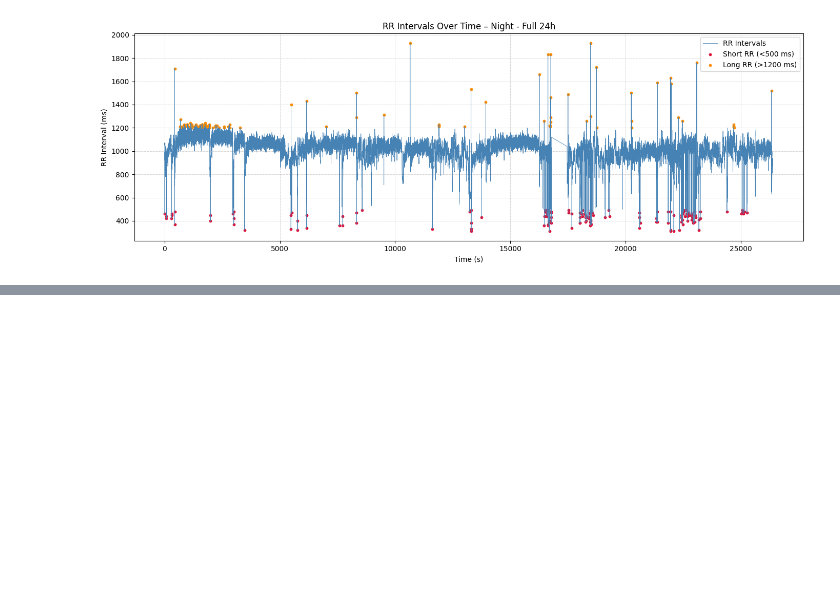
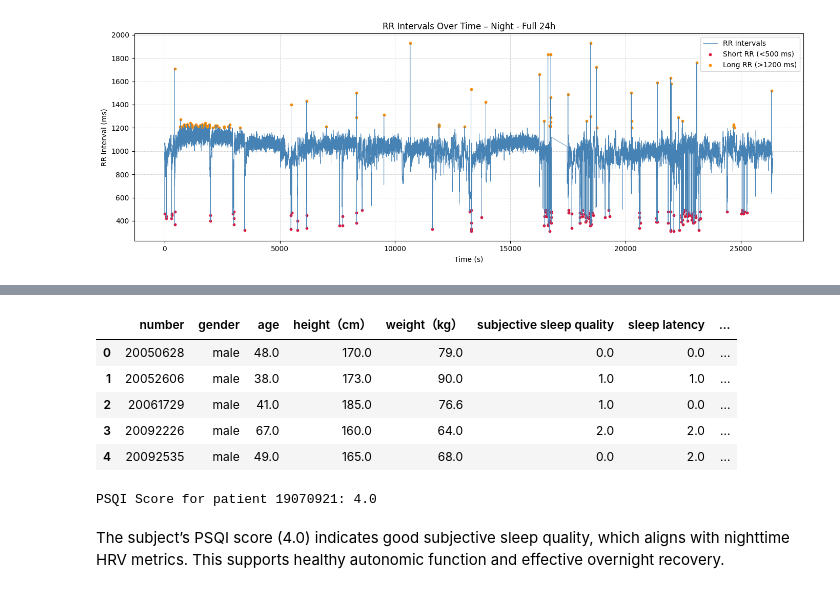
Before and after one commit to a-nadeem9/24h-ecg-analysis, a Jupyter notebook: main.ipynb, the cells around one changed output, grey strips where cells are left out. Saved outputs shown, nothing was run; the diff lists cells and outputs as text; code cells hidden in the pictures; blank space fills up the shorter version.

```diff
--- a/main.ipynb
+++ b/main.ipynb
@@ -103,0 +125,18 @@ plot_rr_24h(nn_night_times, nn_night, label="Night - Full 24h")
+# %%
+sleep_df.head()
+# %% [output]
+|  | number | gender | age | height（cm） | weight（kg） | subjective sleep quality | sleep latency | ... |
+| 0 | 20050628 | male | 48.0 | 170.0 | 79.0 | 0.0 | 0.0 | ... |
+| 1 | 20052606 | male | 38.0 | 173.0 | 90.0 | 1.0 | 1.0 | ... |
+| 2 | 20061729 | male | 41.0 | 185.0 | 76.6 | 1.0 | 0.0 | ... |
+| 3 | 20092226 | male | 67.0 | 160.0 | 64.0 | 2.0 | 2.0 | ... |
+| 4 | 20092535 | male | 49.0 | 165.0 | 68.0 | 0.0 | 2.0 | ... |
+# %%
+# extracting PSQI score for patient 19070921
+
+psqi_score = sleep_df.loc[sleep_df["number"] == 19070921, "PSQI score"].values[0]
+print(f"PSQI Score for patient 19070921: {psqi_score}")
+# %% [output]
+PSQI Score for patient 19070921: 4.0
+# %% [markdown]
+The subject’s PSQI score (4.0) indicates good subjective sleep quality, which aligns with nighttime HRV metrics. This supports healthy autonomic function and effective overnight recovery.
```
Also changed, not shown: parts of 4 cells of this notebook, 2 other files.
